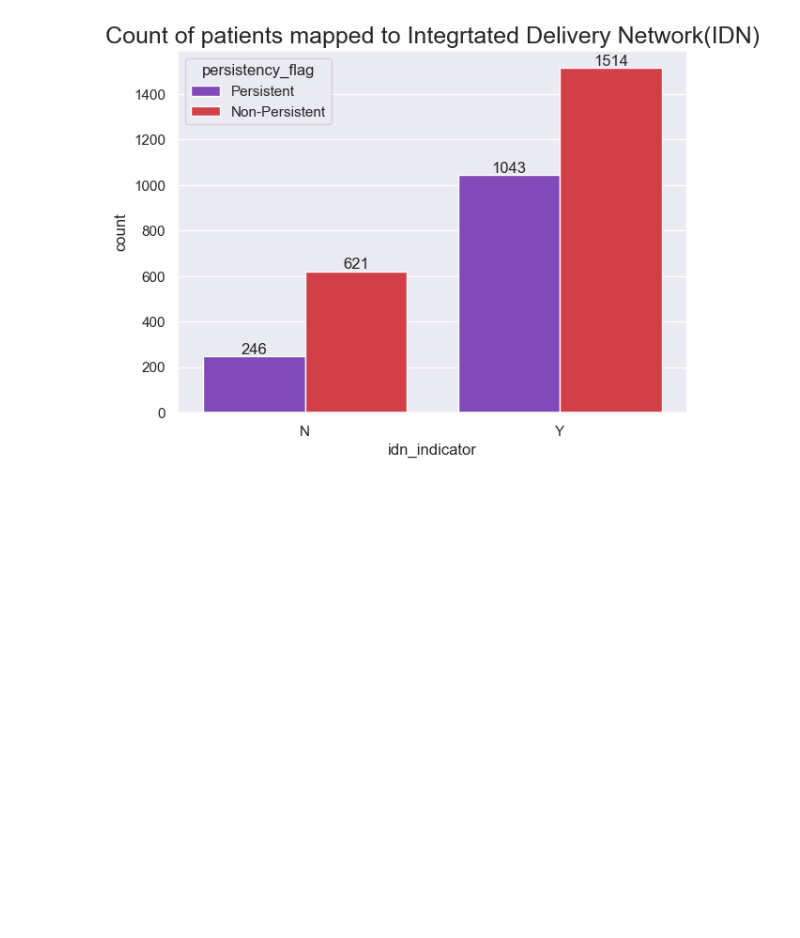
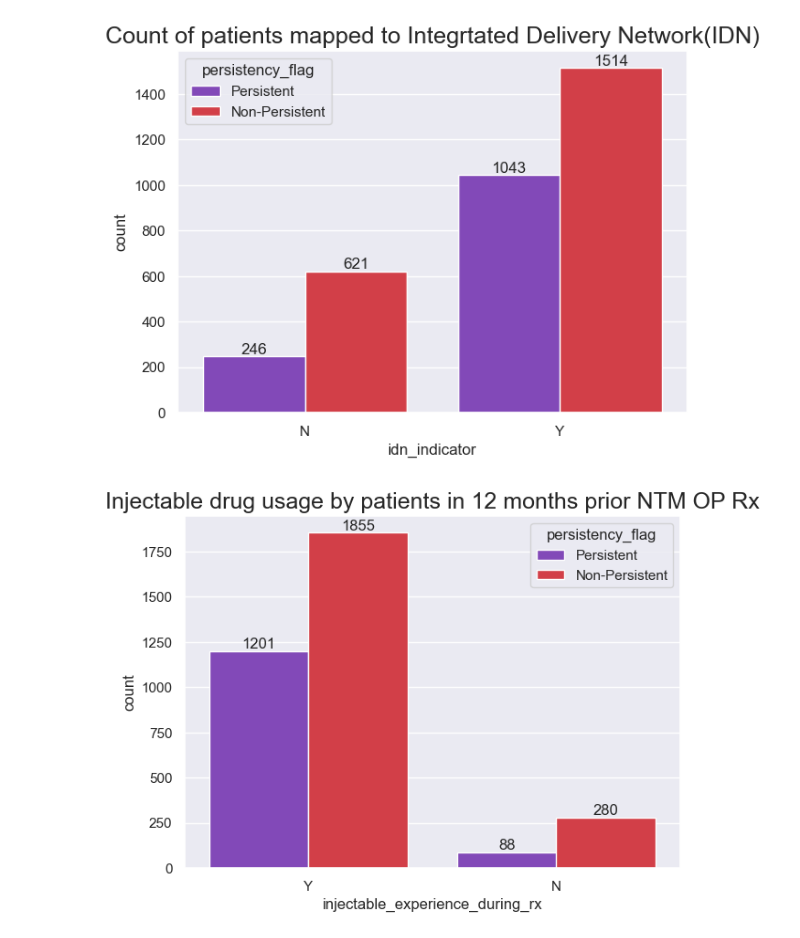
Before and after one commit to shezkh/Healthcare-Project, a Jupyter notebook: src/Data_Exploration_Ashish.ipynb, the cells around one changed output. Cells and saved outputs as stored; diff of their text form; code cells hidden in the pictures; blank space fills up the shorter version.

```diff
--- a/src/Data_Exploration_Ashish.ipynb
+++ b/src/Data_Exploration_Ashish.ipynb
@@ -496,3 +481,16 @@ for label in ax.containers:
     ax.bar_label(label)
 # %% [output]
 [figure]
+# %%
+sns.set(rc = {'figure.figsize':(7,5)})
+ax = sns.countplot(x='injectable_experience_during_rx',
+                   data=drug_df,
+                   hue='persistency_flag',
+                   palette=col_pal)
+#plt.xticks(rotation=45)
+ax.set_title('Injectable drug usage by patients in 12 months prior NTM OP Rx',
+             fontsize=18)
+for label in ax.containers:
+    ax.bar_label(label)
+# %% [output]
+[figure, added]
```
Also changed, not shown: parts of 15 cells of this notebook.
